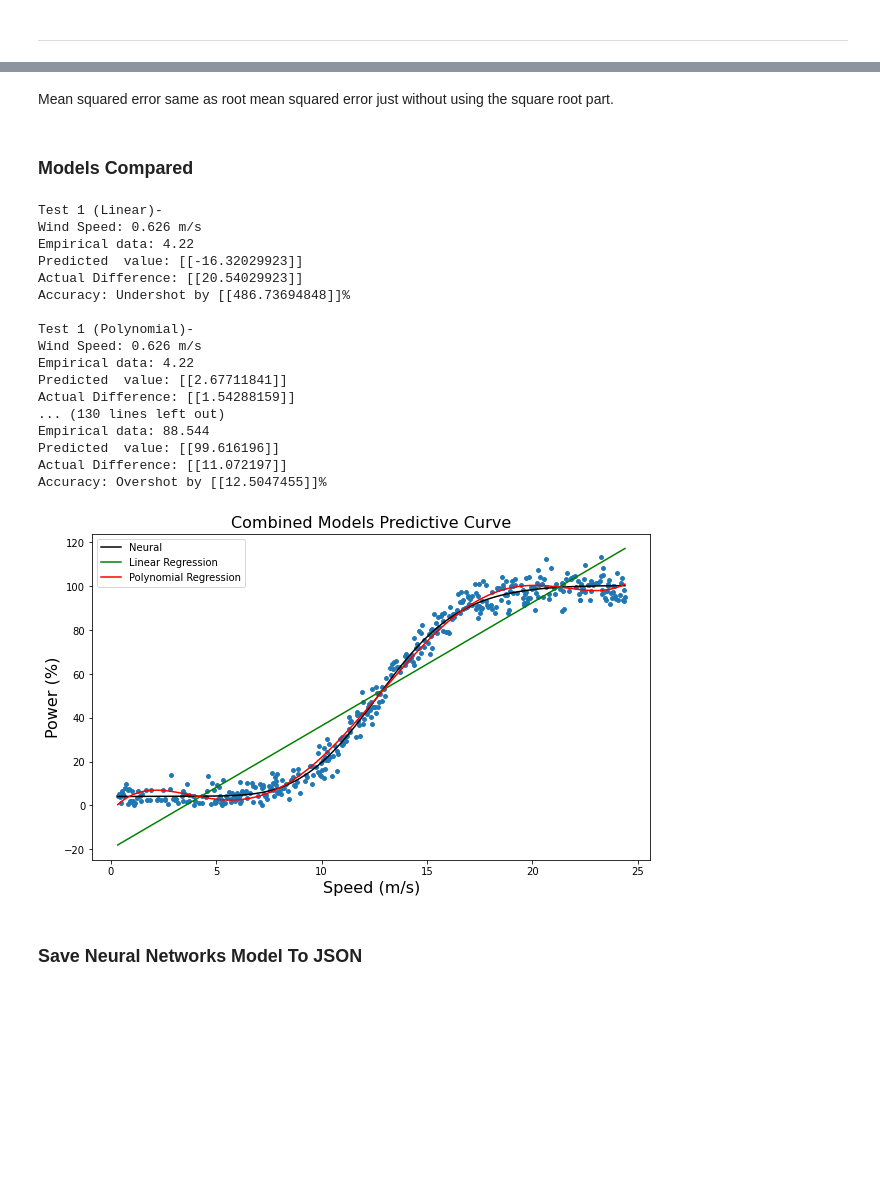
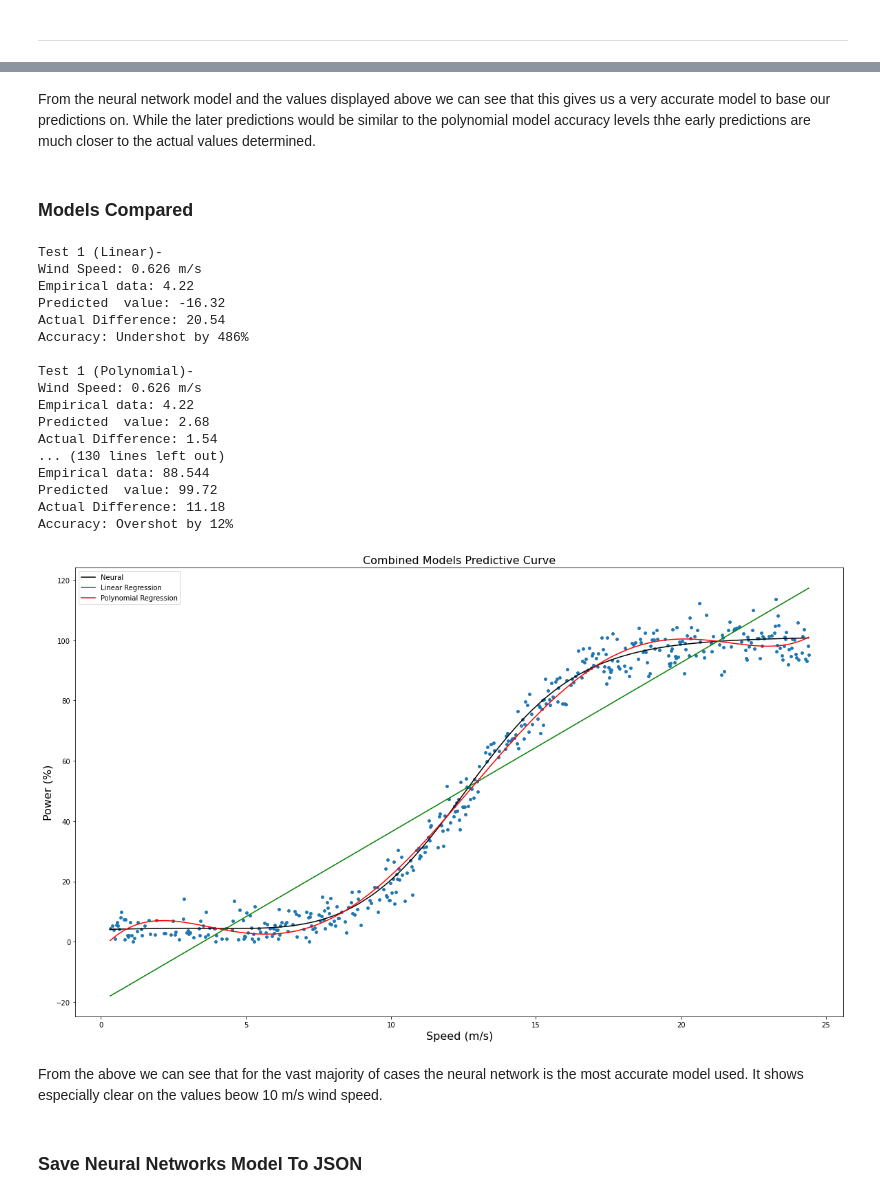
Before and after one commit to IanWafer/Machine-Learning-and-Statistics-Project, a Jupyter notebook: Machine Learning & Statistics Project.ipynb, the cells around one changed output, grey strips where cells are left out. Saved outputs shown, nothing was run; the diff lists cells and outputs as text; code cells hidden in the pictures; blank space fills up the shorter version.

Commit message:
Further descriptions added. Online form tweaked. If statement added for 0 cases.

```diff
--- a/Machine Learning & Statistics Project.ipynb
+++ b/Machine Learning & Statistics Project.ipynb
@@ -43,9 +43,10 @@ from sklearn.preprocessing import PolynomialFeatures
 from sklearn.preprocessing import scale
 import tensorflow.keras as kr
 from collections import Counter
+from sklearn.pipeline import Pipeline
 
-#matplotlib inline
-rcParams['figure.figsize']=5, 4
+# Matplotlib graph sizes
+rcParams['figure.figsize']=20, 12
 
 # Import the csv file containing the information
 df = pd.read_csv('powerproduction.txt')
@@ -406,60 +464,63 @@ plt.show()
-# %% [markdown]
-Mean squared error same as root mean squared error just without using the square root part.
+# %% [markdown]
+From the neural network model and the values displayed above we can see that this gives us a very accurate model to base our predictions on. While the later predictions would be similar to the polynomial model accuracy levels thhe early predictions are much closer to the actual values determined.
 # %% [markdown]
 ### Models Compared
 # %%
-print(f'Test 1 (Linear)-\nWind Speed: {test1} m/s\nEmpirical data: {emp1}\nPredicted  value: {(lm.predict([[test1]]))}\nActual Difference: {abs(emp1-lm.predict([[test1]]))}\nAccuracy: {AccuracyL (test1, emp1)}')
-print(f'\nTest 1 (Polynomial)-\nWind Speed: {test1} m/s\nEmpirical data: {emp1}\nPredicted  value: {pipe.predict([[test1]])}\nActual Difference: {abs(emp1-pipe.predict([[test1]]))}\nAccuracy: {AccuracyP (test1, emp1)}')
-print(f'\nTest 1 (Neural Network)-\nWind Speed: {test1} m/s\nEmpirical data: {emp1}\nPredicted  value: {model.predict([test1])}\nActual Difference: {abs(emp1-model.predict([test1]))}\nAccuracy: {Accuracy_N (test1, emp1)}')
-print(f'\nTest 2 (Linear)-\nWind Speed: {test2} m/s\nEmpirical data: {emp2}\nPredicted  value: {(lm.predict([[test2]]))}\nActual Difference: {abs(emp2-lm.predict([[test2]]))}\nAccuracy: {AccuracyL (test2, emp2)}')
-print(f'\nTest 2 (Polynomial)-\nWind Speed: {test2} m/s\nEmpirical data: {emp2}\nPredicted  value: {pipe.predict([[test2]])}\nActual Difference: {abs(emp2-pipe.predict([[test2]]))}\nAccuracy: {AccuracyP (test2, emp2)}')
-print(f'\nTest 2 (Neural Network)-\nWind Speed: {test2} m/s\nEmpirical data: {emp2}\nPredicted  value: {model.predict([test2])}\nActual Difference: {abs(emp2-model.predict([test2]))}\nAccuracy: {Accuracy_N (test2, emp2)}')
-print(f'\nTest 3 (Linear)-\nWind Speed: {test3} m/s\nEmpirical data: {emp3}\nPredicted  value: {(lm.predict([[test3]]))}\nActual Difference: {abs(emp3-lm.predict([[test3]]))}\nAccuracy: {AccuracyL (test3, emp3)}')
-print(f'\nTest 3 (Polynomial)-\nWind Speed: {test3} m/s\nEmpirical data: {emp3}\nPredicted  value: {pipe.predict([[test3]])}\nActual Difference: {abs(emp3-pipe.predict([[test3]]))}\nAccuracy: {AccuracyP (test3, emp3)}')
-print(f'\nTest 3 (Neural Network)-\nWind Speed: {test3} m/s\nEmpirical data: {emp3}\nPredicted  value: {model.predict([test3])}\nActual Difference: {abs(emp3-model.predict([test3]))}\nAccuracy: {Accuracy_N (test3, emp3)}')
-print(f'\nTest 4 (Linear)-\nWind Speed: {test4} m/s\nEmpirical data: {emp4}\nPredicted  value: {(lm.predict([[test4]]))}\nActual Difference: {abs(emp4-lm.predict([[test4]]))}\nAccuracy: {AccuracyL (test4, emp4)}')
-print(f'\nTest 4 (Polynomial)-\nWind Speed: {test4} m/s\nEmpirical data: {emp4}\nPredicted  value: {pipe.predict([[test4]])}\nActual Difference: {abs(emp4-pipe.predict([[test4]]))}\nAccuracy: {AccuracyP (test4, emp4)}')
-print(f'\nTest 4 (Neural Network)-\nWind Speed: {test4} m/s\nEmpirical data: {emp4}\nPredicted  value: {model.predict([test4])}\nActual Difference: {abs(emp4-model.predict([test4]))}\nAccuracy: {Accuracy_N (test4, emp4)}')
-print(f'\nTest 5 (Linear)-\nWind Speed: {test5} m/s\nEmpirical data: {emp5}\nPredicted  value: {(lm.predict([[test5]]))}\nActual Difference: {abs(emp5-lm.predict([[test5]]))}\nAccuracy: {AccuracyL (test5, emp5)}')
-print(f'\nTest 5 (Polynomial)-\nWind Speed: {test5} m/s\nEmpirical data: {emp5}\nPredicted  value: {pipe.predict([[test5]])}\nActual Difference: {abs(emp5-pipe.predict([[test5]]))}\nAccuracy: {AccuracyP (test5, emp5)}')
-print(f'\nTest 5 (Neural Network)-\nWind Speed: {test5} m/s\nEmpirical data: {emp5}\nPredicted  value: {model.predict([test5])}\nActual Difference: {abs(emp5-model.predict([test5]))}\nAccuracy: {Accuracy_N (test5, emp5)}')
-print(f'\nTest 6 (Linear)-\nWind Speed: {test6} m/s\nEmpirical data: {emp6}\nPredicted  value: {(lm.predict([[test6]]))}\nActual Difference: {abs(emp6-lm.predict([[test6]]))}\nAccuracy: {AccuracyL (test6, emp6)}')
-print(f'\nTest 6 (Polynomial)-\nWind Speed: {test6} m/s\nEmpirical data: {emp6}\nPredicted  value: {pipe.predict([[test6]])}\nActual Difference: {abs(emp6-pipe.predict([[test6]]))}\nAccuracy: {AccuracyP (test6, emp6)}')
-print(f'\nTest 6 (Neural Network)-\nWind Speed: {test6} m/s\nEmpirical data: {emp6}\nPredicted  value: {model.predict([test6])}\nActual Difference: {abs(emp6-model.predict([test6]))}\nAccuracy: {Accuracy_N (test6, emp6)}')
-print(f'\nTest 7 (Linear)-\nWind Speed: {test7} m/s\nEmpirical data: {emp7}\nPredicted  value: {(lm.predict([[test7]]))}\nActual Difference: {abs(emp7-lm.predict([[test7]]))}\nAccuracy: {AccuracyL (test7, emp7)}')
-print(f'\nTest 7 (Polynomial)-\nWind Speed: {test7} m/s\nEmpirical data: {emp7}\nPredicted  value: {pipe.predict([[test7]])}\nActual Difference: {abs(emp7-pipe.predict([[test7]]))}\nAccuracy: {AccuracyP (test7, emp7)}')
-print(f'\nTest 7 (Neural Network)-\nWind Speed: {test7} m/s\nEmpirical data: {emp7}\nPredicted  value: {model.predict([test7])}\nActual Difference: {abs(emp7-model.predict([test7]))}\nAccuracy: {Accuracy_N (test7, emp7)}')
+
+# Provide a breakdown of all models test results compared one
+print(f'Test 1 (Linear)-\nWind Speed: {test1} m/s\nEmpirical data: {emp1}\nPredicted  value: {float((lm.predict([[test1]]))):.2f}\nActual Difference: {float(abs(emp1-lm.predict([[test1]]))):.2f}\nAccuracy: {Accuracy_L (test1, emp1)}')
+print(f'\nTest 1 (Polynomial)-\nWind Speed: {test1} m/s\nEmpirical data: {emp1}\nPredicted  value: {float(pipe5.predict([[test1]])):.2f}\nActual Difference: {float(abs(emp1-pipe5.predict([[test1]]))):.2f}\nAccuracy: {Accuracy_P (test1, emp1)}')
+print(f'\nTest 1 (Neural Network)-\nWind Speed: {test1} m/s\nEmpirical data: {emp1}\nPredicted  value: {float(model.predict([test1])):.2f}\nActual Difference: {float(abs(emp1-model.predict([test1]))):.2f}\nAccuracy: {Accuracy_N (test1, emp1)}')
+print(f'\nTest 2 (Linear)-\nWind Speed: {test2} m/s\nEmpirical data: {emp2}\nPredicted  value: {float((lm.predict([[test2]]))):.2f}\nActual Difference: {float(abs(emp2-lm.predict([[test2]]))):.2f}\nAccuracy: {Accuracy_L (test2, emp2)}')
+print(f'\nTest 2 (Polynomial)-\nWind Speed: {test2} m/s\nEmpirical data: {emp2}\nPredicted  value: {float(pipe5.predict([[test2]])):.2f}\nActual Difference: {float(abs(emp2-pipe5.predict([[test2]]))):.2f}\nAccuracy: {Accuracy_P (test2, emp2)}')
+print(f'\nTest 2 (Neural Network)-\nWind Speed: {test2} m/s\nEmpirical data: {emp2}\nPredicted  value: {float(model.predict([test2])):.2f}\nActual Difference: {float(abs(emp2-model.predict([test2]))):.2f}\nAccuracy: {Accuracy_N (test2, emp2)}')
+print(f'\nTest 3 (Linear)-\nWind Speed: {test3} m/s\nEmpirical data: {emp3}\nPredicted  value: {float((lm.predict([[test3]]))):.2f}\nActual Difference: {float(abs(emp3-lm.predict([[test3]]))):.2f}\nAccuracy: {Accuracy_L (test3, emp3)}')
+print(f'\nTest 3 (Polynomial)-\nWind Speed: {test3} m/s\nEmpirical data: {emp3}\nPredicted  value: {float(pipe5.predict([[test3]])):.2f}\nActual Difference: {float(abs(emp3-pipe5.predict([[test3]]))):.2f}\nAccuracy: {Accuracy_P (test3, emp3)}')
+print(f'\nTest 3 (Neural Network)-\nWind Speed: {test3} m/s\nEmpirical data: {emp3}\nPredicted  value: {float(model.predict([test3])):.2f}\nActual Difference: {float(abs(emp3-model.predict([test3]))):.2f}\nAccuracy: {Accuracy_N (test3, emp3)}')
+print(f'\nTest 4 (Linear)-\nWind Speed: {test4} m/s\nEmpirical data: {emp4}\nPredicted  value: {float((lm.predict([[test4]]))):.2f}\nActual Difference: {float(abs(emp4-lm.predict([[test4]]))):.2f}\nAccuracy: {Accuracy_L (test4, emp4)}')
+print(f'\nTest 4 (Polynomial)-\nWind Speed: {test4} m/s\nEmpirical data: {emp4}\nPredicted  value: {float(pipe5.predict([[test4]])):.2f}\nActual Difference: {float(abs(emp4-pipe5.predict([[test4]]))):.2f}\nAccuracy: {Accuracy_P (test4, emp4)}')
+print(f'\nTest 4 (Neural Network)-\nWind Speed: {test4} m/s\nEmpirical data: {emp4}\nPredicted  value: {float(model.predict([test4])):.2f}\nActual Difference: {float(abs(emp4-model.predict([test4]))):.2f}\nAccuracy: {Accuracy_N (test4, emp4)}')
+print(f'\nTest 5 (Linear)-\nWind Speed: {test5} m/s\nEmpirical data: {emp5}\nPredicted  value: {float((lm.predict([[test5]])))}\nActual Difference: {float(abs(emp5-lm.predict([[test5]]))):.2f}\nAccuracy: {Accuracy_L (test5, emp5)}')
+print(f'\nTest 5 (Polynomial)-\nWind Speed: {test5} m/s\nEmpirical data: {emp5}\nPredicted  value: {float(pipe5.predict([[test5]]))}\nActual Difference: {float(abs(emp5-pipe5.predict([[test5]]))):.2f}\nAccuracy: {Accuracy_P (test5, emp5)}')
+print(f'\nTest 5 (Neural Network)-\nWind Speed: {test5} m/s\nEmpirical data: {emp5}\nPredicted  value: {float(model.predict([test5])):.2f}\nActual Difference: {float(abs(emp5-model.predict([test5]))):.2f}\nAccuracy: {Accuracy_N (test5, emp5)}')
+print(f'\nTest 6 (Linear)-\nWind Speed: {test6} m/s\nEmpirical data: {emp6}\nPredicted  value: {float((lm.predict([[test6]])))}\nActual Difference: {float(abs(emp6-lm.predict([[test6]]))):.2f}\nAccuracy: {Accuracy_L (test6, emp6)}')
+print(f'\nTest 6 (Polynomial)-\nWind Speed: {test6} m/s\nEmpirical data: {emp6}\nPredicted  value: {float(pipe5.predict([[test6]])):.2f}\nActual Difference: {float(abs(emp6-pipe5.predict([[test6]]))):.2f}\nAccuracy: {Accuracy_P (test6, emp6)}')
+print(f'\nTest 6 (Neural Network)-\nWind Speed: {test6} m/s\nEmpirical data: {emp6}\nPredicted  value: {float(model.predict([test6])):.2f}\nActual Difference: {float(abs(emp6-model.predict([test6]))):.2f}\nAccuracy: {Accuracy_N (test6, emp6)}')
+print(f'\nTest 7 (Linear)-\nWind Speed: {test7} m/s\nEmpirical data: {emp7}\nPredicted  value: {float((lm.predict([[test7]]))):.2f}\nActual Difference: {float(abs(emp7-lm.predict([[test7]]))):.2f}\nAccuracy: {Accuracy_L (test7, emp7)}')
+print(f'\nTest 7 (Polynomial)-\nWind Speed: {test7} m/s\nEmpirical data: {emp7}\nPredicted  value: {float(pipe5.predict([[test7]])):.2f}\nActual Difference: {float(abs(emp7-pipe5.predict([[test7]]))):.2f}\nAccuracy: {Accuracy_P (test7, emp7)}')
+print(f'\nTest 7 (Neural Network)-\nWind Speed: {test7} m/s\nEmpirical data: {emp7}\nPredicted  value: {float(model.predict([test7])):.2f}\nActual Difference: {float(abs(emp7-model.predict([test7]))):.2f}\nAccuracy: {Accuracy_N (test7, emp7)}')
 
 #plotting predictions
-plt.figure(figsize=(10,6))
 plt.scatter(x,y,s=15)
 plt.plot(poly['speed'], model.predict(poly['speed']), color='k', label='Neural')
 plt.plot(x,y_pred,color='g',label='Linear Regression')
-plt.plot(x_poly,poly_pred,color='r',label='Polynomial Regression')
+plt.plot(x_poly,poly_pred5,color='r',label='Polynomial Regression')
 plt.title('Combined Models Predictive Curve',fontsize=16)
 plt.xlabel('Speed (m/s)',fontsize=16)
 plt.ylabel('Power (%)',fontsize=16)
 plt.legend()
 plt.show()
 # %% [output]
 Test 1 (Linear)-
 Wind Speed: 0.626 m/s
 Empirical data: 4.22
-Predicted  value: [[-16.32029923]]
-Actual Difference: [[20.54029923]]
-Accuracy: Undershot by [[486.73694848]]%
+Predicted  value: -16.32
+Actual Difference: 20.54
+Accuracy: Undershot by 486%
 
 Test 1 (Polynomial)-
 Wind Speed: 0.626 m/s
 Empirical data: 4.22
-Predicted  value: [[2.67711841]]
-Actual Difference: [[1.54288159]]
+Predicted  value: 2.68
+Actual Difference: 1.54
 ... (130 lines left out)
 Empirical data: 88.544
-Predicted  value: [[99.616196]]
-Actual Difference: [[11.072197]]
-Accuracy: Overshot by [[12.5047455]]%
+Predicted  value: 99.72
+Actual Difference: 11.18
+Accuracy: Overshot by 12%
-[figure, old version]
+[figure, new version]
+# %% [markdown]
+From the above we can see that for the vast majority of cases the neural network is the most accurate model used.  It shows especially clear on the values beow 10 m/s wind speed.
 # %% [markdown]
 ### Save Neural Networks Model To JSON
 # %%
```
Also changed, not shown: parts of 20 cells of this notebook, 6 other files.
